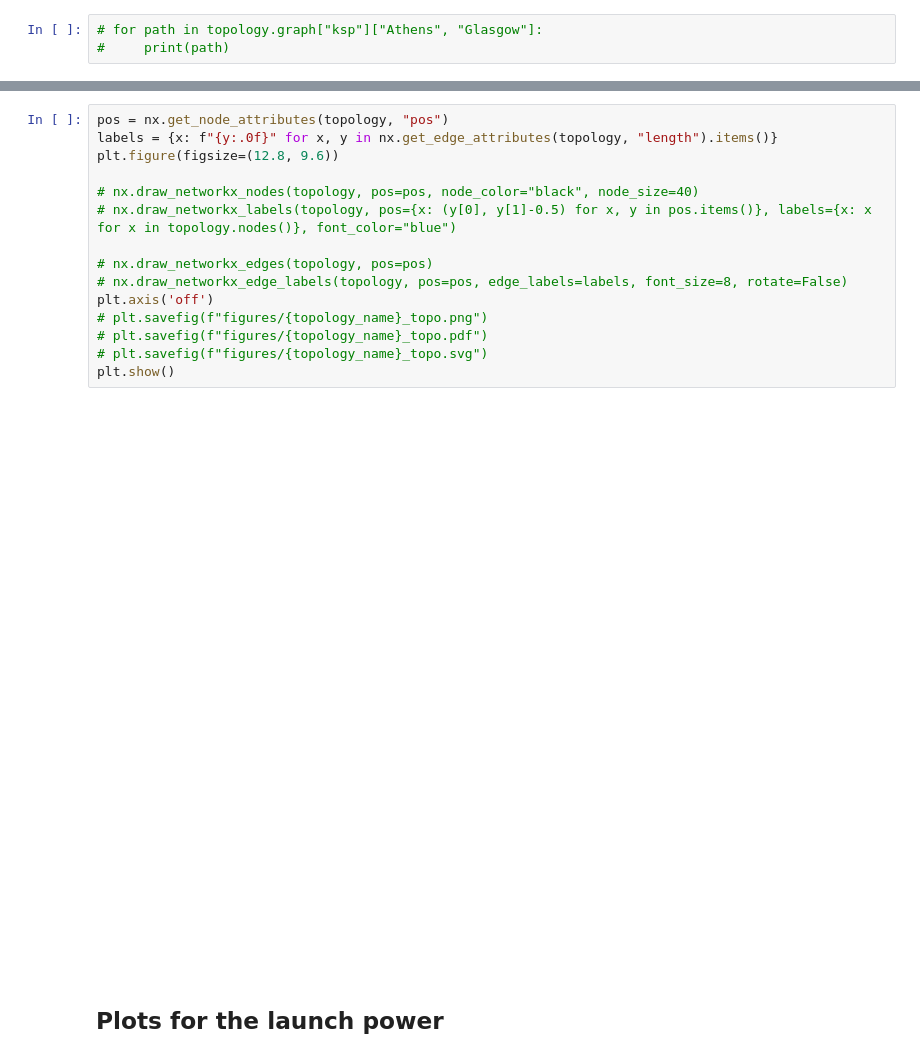
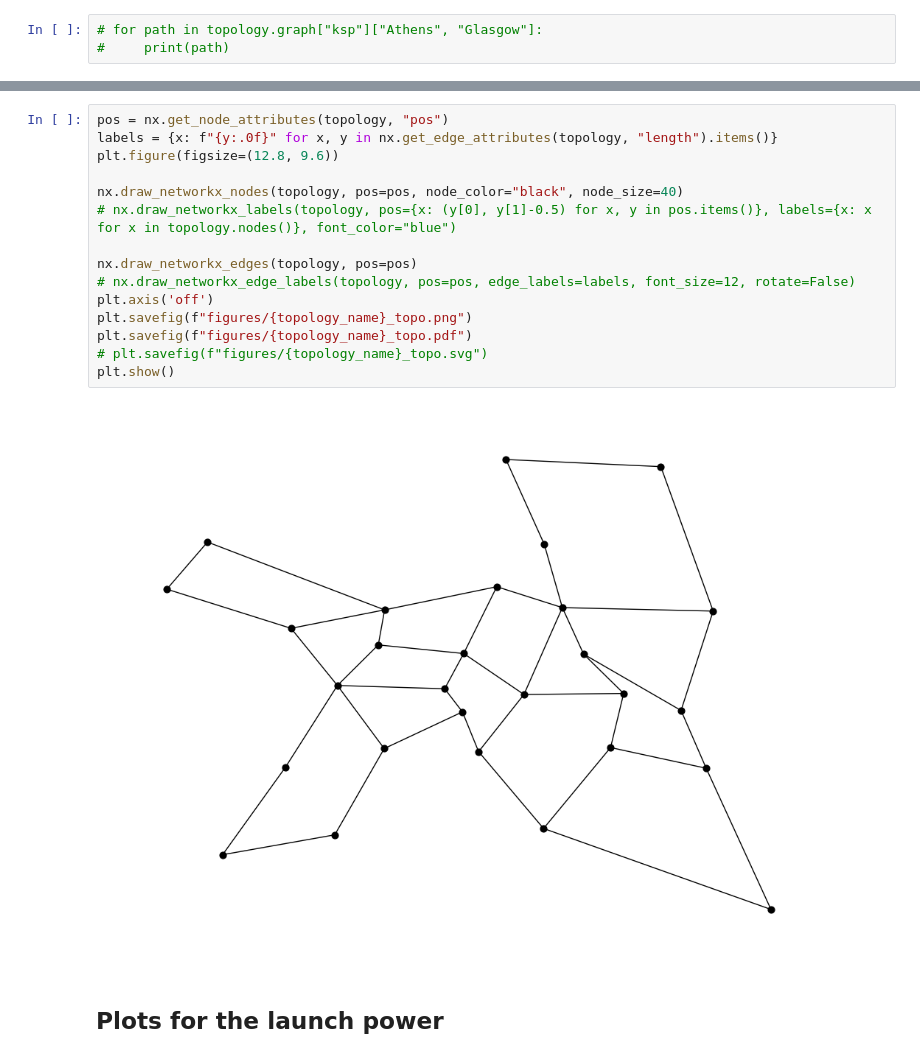
Before and after one commit to carlosnatalino/optical-networking-gym, a Jupyter notebook: examples/JOCN_Benchmark_2024/plots.ipynb, the cells around one changed output, grey strips where cells are left out. Cells and saved outputs as stored; diff of their text form.

```diff
--- a/examples/JOCN_Benchmark_2024/plots.ipynb
+++ b/examples/JOCN_Benchmark_2024/plots.ipynb
@@ -154,20 +95,20 @@ plt.show()
 # %%
 pos = nx.get_node_attributes(topology, "pos")
 labels = {x: f"{y:.0f}" for x, y in nx.get_edge_attributes(topology, "length").items()}
 plt.figure(figsize=(12.8, 9.6))
 
-# nx.draw_networkx_nodes(topology, pos=pos, node_color="black", node_size=40)
+nx.draw_networkx_nodes(topology, pos=pos, node_color="black", node_size=40)
 # nx.draw_networkx_labels(topology, pos={x: (y[0], y[1]-0.5) for x, y in pos.items()}, labels={x: x for x in topology.nodes()}, font_color="blue")
 
-# nx.draw_networkx_edges(topology, pos=pos)
-# nx.draw_networkx_edge_labels(topology, pos=pos, edge_labels=labels, font_size=8, rotate=False)
+nx.draw_networkx_edges(topology, pos=pos)
+# nx.draw_networkx_edge_labels(topology, pos=pos, edge_labels=labels, font_size=12, rotate=False)
 plt.axis('off')
-# plt.savefig(f"figures/{topology_name}_topo.png")
-# plt.savefig(f"figures/{topology_name}_topo.pdf")
+plt.savefig(f"figures/{topology_name}_topo.png")
+plt.savefig(f"figures/{topology_name}_topo.pdf")
 # plt.savefig(f"figures/{topology_name}_topo.svg")
 plt.show()
 # %% [output]
-[figure, old version]
+[figure, new version]
 # %% [markdown]
 ## Plots for the launch power
 # %%
```
Also changed, not shown: parts of 23 cells of this notebook, 1 other file.
